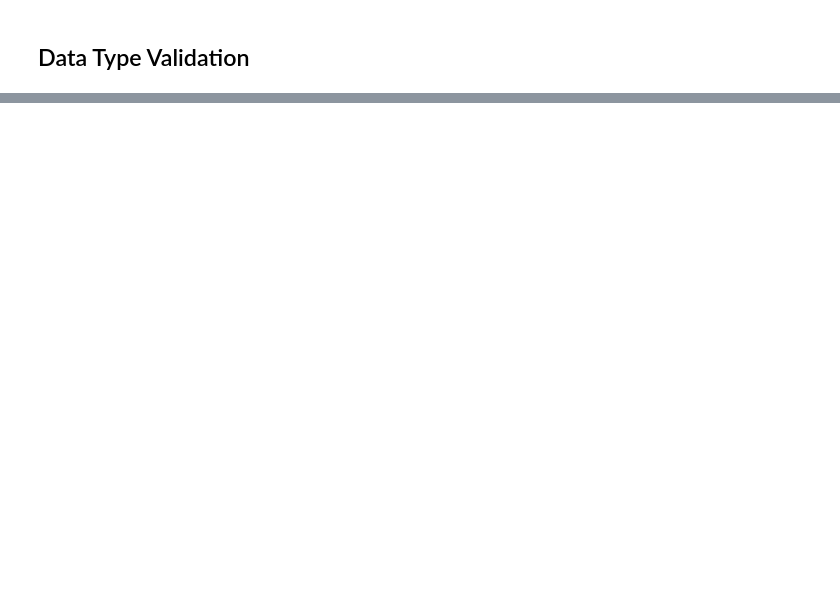
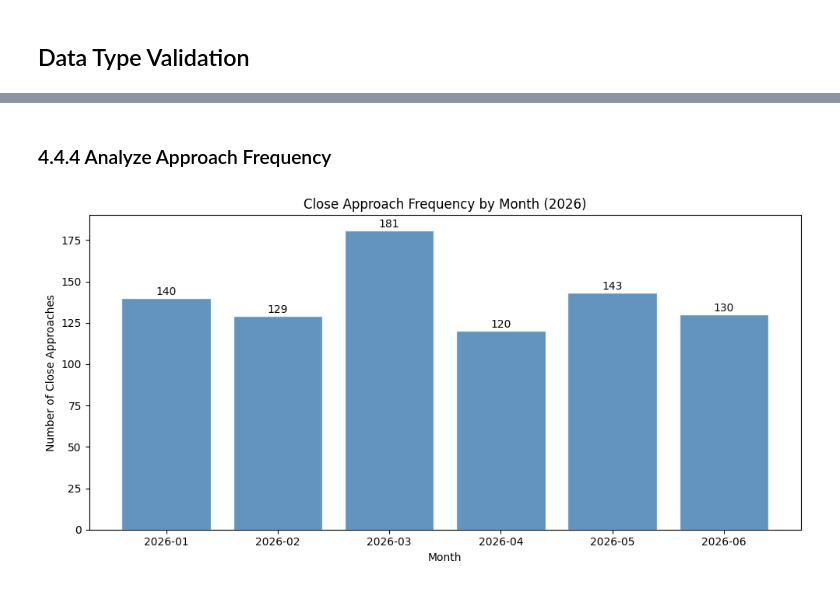
Before and after one commit to Mission-Insight/neo-analytics-platform, a Jupyter notebook: notebooks/eda.ipynb, the cells around one changed output, grey strips where cells are left out. Drawn from its saved outputs; the diff is of its cells as text; code cells hidden in the pictures; blank space fills up the shorter version.

```diff
--- a/notebooks/eda.ipynb
+++ b/notebooks/eda.ipynb
@@ -238,0 +716,33 @@ orbit_class_range object
+# %% [markdown]
+### 4.4.4 Analyze Approach Frequency
+# %%
+monthly_counts = (
+    close_approaches_df["close_approach_date"]
+    .dt.to_period("M")
+    .value_counts()
+    .sort_index()
+)
+
+counts = monthly_counts.to_numpy()
+
+fig, ax = plt.subplots(figsize=(10, 5))
+
+ax.bar(
+    monthly_counts.index.astype(str),
+    counts,
+    color="steelblue",
+    edgecolor="white",
+    alpha=0.85,
+)
+
+ax.set_xlabel("Month")
+ax.set_ylabel("Number of Close Approaches")
+ax.set_title("Close Approach Frequency by Month (2026)")
+
+for i, v in enumerate(counts):
+    ax.text(i, v + 0.5, str(v), ha="center", va="bottom", fontsize=10)
+
+plt.tight_layout()
+plt.show()
+# %% [output]
+[figure, added]
```
Also changed, not shown: parts of 90 cells of this notebook, 3 other files.
